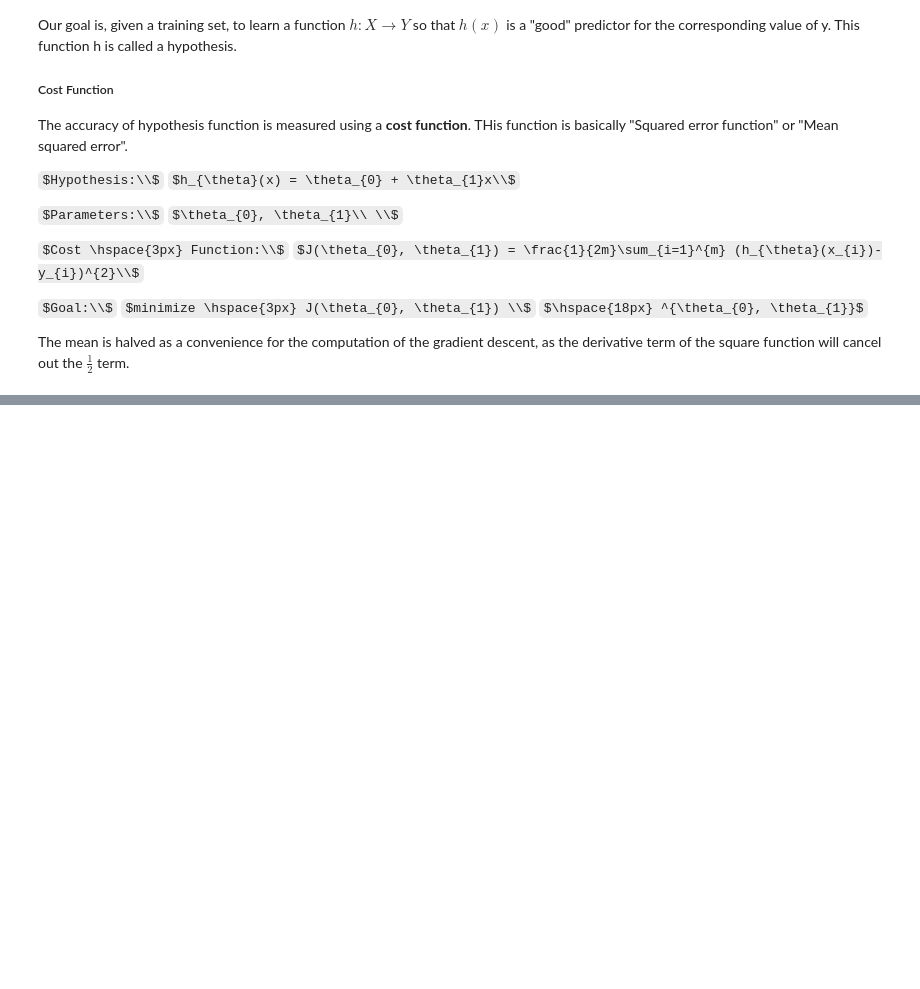
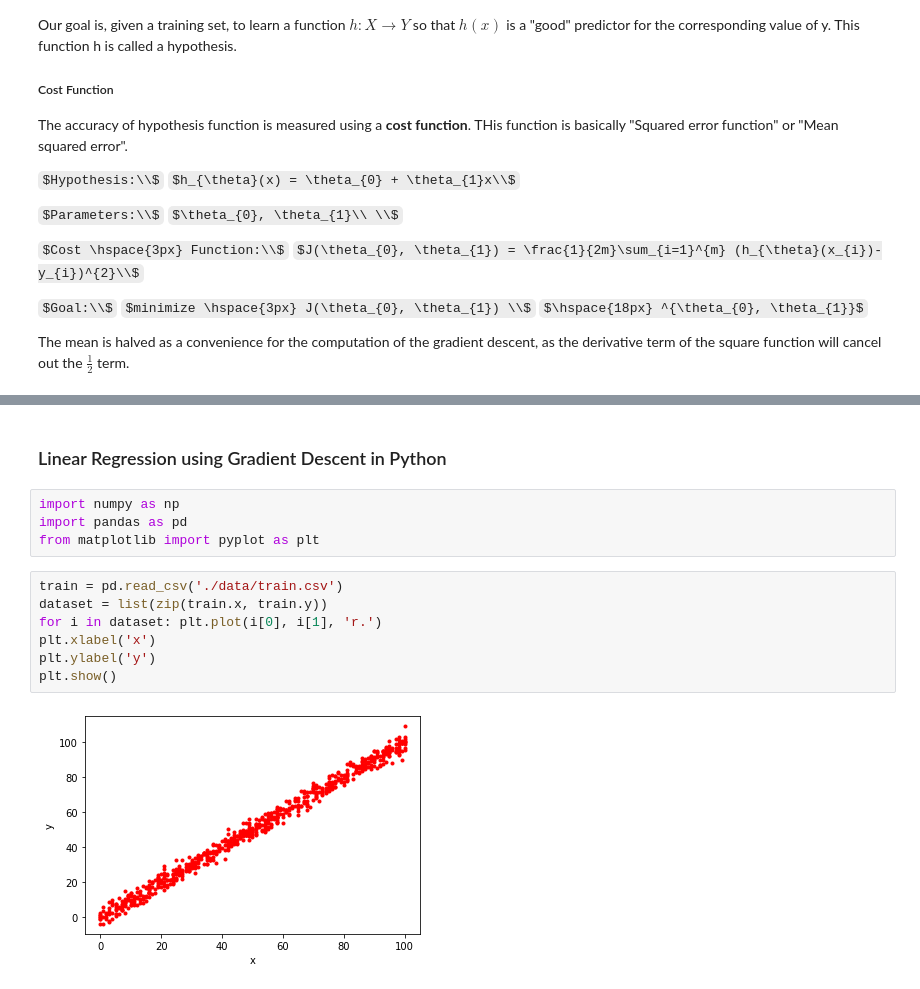
Before and after one commit to ppap1771/machine-learning, a Jupyter notebook: Notes/notes.ipynb, the cells around one changed output, grey strips where cells are left out. Drawn from its saved outputs; the diff is of its cells as text; some formulas as TeX source; blank space fills up the shorter version.

Commit message:
Linear Regression using Gradient Descent

```diff
--- a/Notes/notes.ipynb
+++ b/Notes/notes.ipynb
@@ -44,0 +64,15 @@ The mean is halved as a convenience for the computation of the gradient descent,
+# %% [markdown]
+### Linear Regression using Gradient Descent in Python
+# %%
+import numpy as np
+import pandas as pd
+from matplotlib import pyplot as plt
+# %%
+train = pd.read_csv('./data/train.csv')
+dataset = list(zip(train.x, train.y))
+for i in dataset: plt.plot(i[0], i[1], 'r.')
+plt.xlabel('x')
+plt.ylabel('y')
+plt.show()
+# %% [output]
+[figure, added]
```
Also changed, not shown: parts of 3 cells of this notebook, 3 other files.
